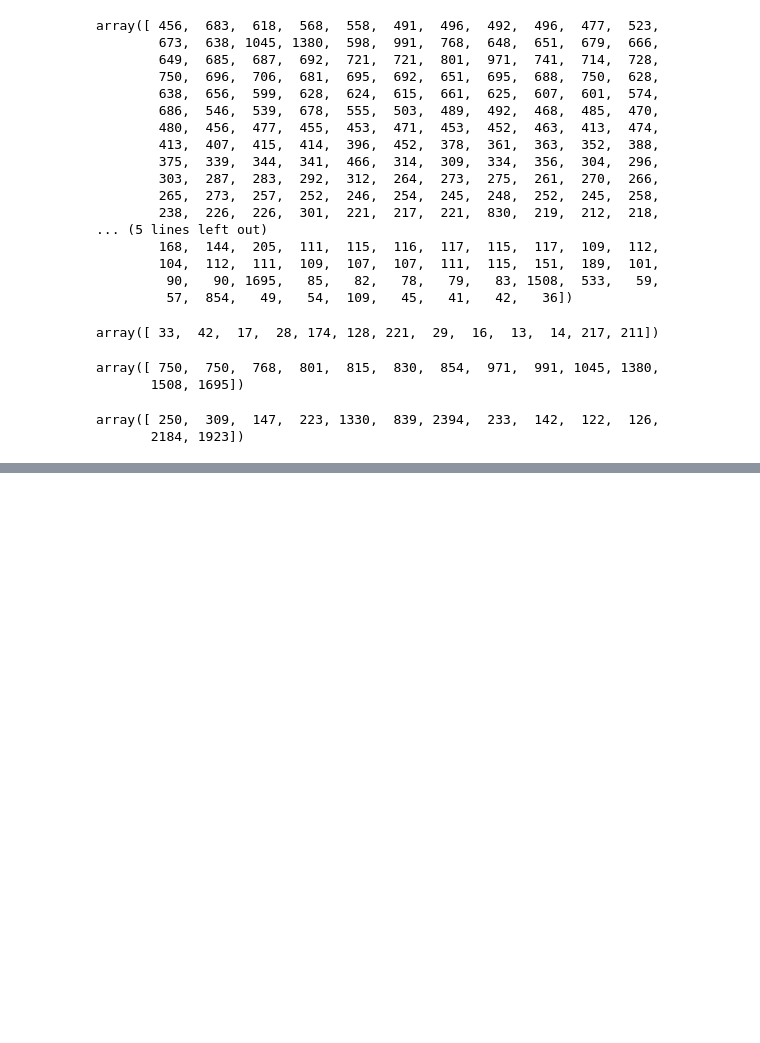
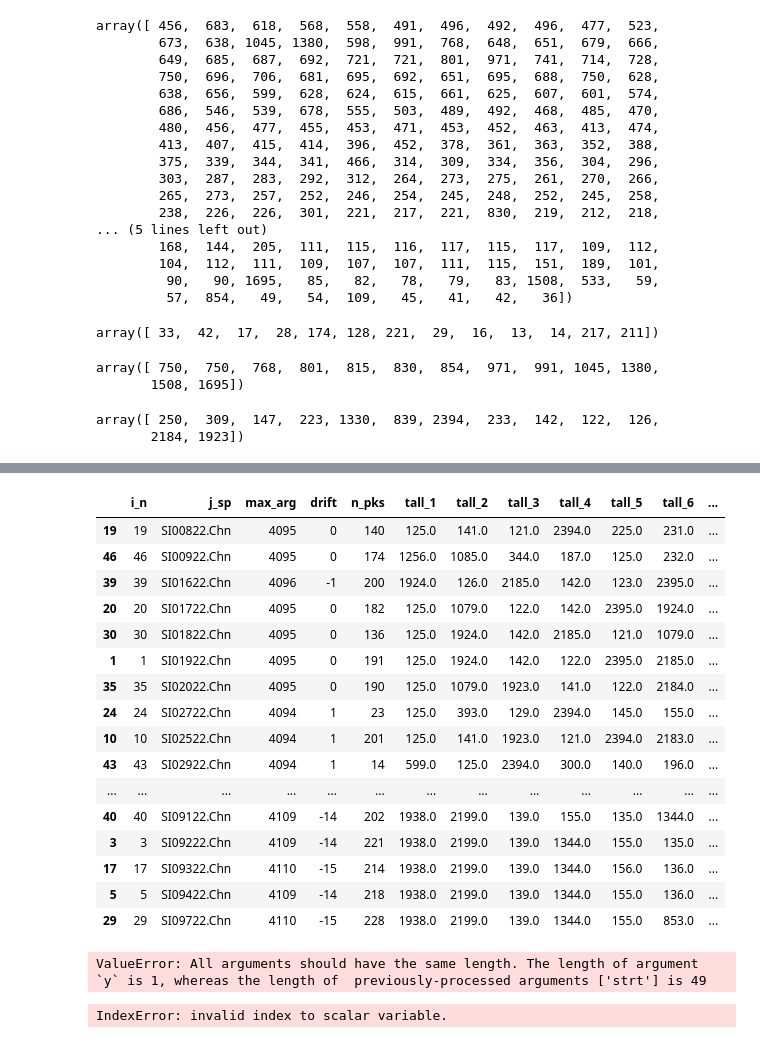
Before and after one commit to terrabela/OGRaySpY, a Jupyter notebook: src/Piscinas_2022_2023.ipynb, the cells around one changed output, grey strips where cells are left out. Saved outputs shown, nothing was run; the diff lists cells and outputs as text; code cells hidden in the pictures; blank space fills up the shorter version.

```diff
--- a/src/Piscinas_2022_2023.ipynb
+++ b/src/Piscinas_2022_2023.ipynb
@@ -94,0 +114,3 @@ a_spec = Spec(a_spec_name, reduced_f_name)
+# %%
+origin_ser = a_spec.origin_spec_ser_an
+ch_en_cal = a_spec.channel_energy_calib
@@ -95,5 +145,5 @@ a_spec = Spec(a_spec_name, reduced_f_name)
 # %%
-y0_s = np.array(a_spec.gross_spec_ser_an.y_s)
+y0_s = np.array(origin_ser.y_s)
 y0_s
 # %% [output]
 array([0, 0, 0, ..., 8, 2, 4])
@@ -232,23 +280,26 @@ t = time.time()
 # %%
 i_n = 0
-lista_mix = []
 for i_sp, j_sp in zip(fil_lst, reduc_nms):
     a_spec = Spec(i_sp, j_sp)
-    gross_ser = a_spec.gross_spec_ser_an
-    y_s = gross_ser.y_s
+    strt = a_spec.start_datetime
+    y_s = a_spec.origin_spec_ser_an.y_s
     # convo = sci.signal.correlate(y_s,y_s)
     # convo = sci.signal.convolve(counts, counts)
     # convo = sci.signal.fftconvolve(y_s, y_s)
     # convo = sci.signal.fftconvolve(y_s, np.roll(y_s,1500))
     # shifted_y_s = np.roll(y_s,1319)
-    convo = sci.signal.correlate(y_s[recorte], y0_s[recorte])
+    convo = sci.signal.correlate(y_s, y0_s)
     max_arg = np.argmax(abs(convo))
-    drift = y_s.size-max_arg-1-1796
+    drift = y_s.size-max_arg-1
     cts_tot = np.sum(y_s)
     pks, _ = sci.signal.find_peaks(y_s, prominence=promin)
     n_pks = pks.size
-    print(f'{i_n}: {j_sp}: {max_arg} ->  {drift}  n_pks: {n_pks}  Tot: {cts_tot}.')
-    lista_mix.append([i_n, j_sp, max_arg, drift, n_pks, cts_tot])
+    indir_sort = np.argsort(y_s[pks])[-13:]
+    tall_pks = pks[indir_sort]
+    # =  np.array(pks[indir_sort])
+    print(f'{i_n}: {j_sp}: {max_arg} ->  {drift}  n_pks: {n_pks}  Tot: {cts_tot}  Start {strt}.')
+    for rank, pk in enumerate(tall_pks):
+        lista_mix.append([i_n, j_sp, max_arg, drift, n_pks, pk, rank, cts_tot, strt])
     i_n += 1
     # af = sci.fft.fft(y_s)
     # bf = sci.fft.fft(shifted_y_s)
@@ -256,0 +346,5 @@ for i_sp, j_sp in zip(fil_lst, reduc_nms):
+# %%
+dataf_mix = pd.DataFrame(lista_mix,
+                         columns=['i_n', 'j_sp', 'max_arg', 'drift', 'n_pks', 'pk',
+                                  'rank', 'cts_tot', 'strt'])
+dataf_mix
@@ -262,0 +388,42 @@ drifts
+# %%
+spec_by_date = dataf_mix.sort_values(by='strt')
+spec_by_date
+# %% [output]
+|  | i_n | j_sp | max_arg | drift | n_pks | tall_1 | tall_2 | tall_3 | tall_4 | tall_5 | tall_6 | ... |
+| 19 | 19 | SI00822.Chn | 4095 | 0 | 140 | 125.0 | 141.0 | 121.0 | 2394.0 | 225.0 | 231.0 | ... |
+| 46 | 46 | SI00922.Chn | 4095 | 0 | 174 | 1256.0 | 1085.0 | 344.0 | 187.0 | 125.0 | 232.0 | ... |
+| 39 | 39 | SI01622.Chn | 4096 | -1 | 200 | 1924.0 | 126.0 | 2185.0 | 142.0 | 123.0 | 2395.0 | ... |
+| 20 | 20 | SI01722.Chn | 4095 | 0 | 182 | 125.0 | 1079.0 | 122.0 | 142.0 | 2395.0 | 1924.0 | ... |
+| 30 | 30 | SI01822.Chn | 4095 | 0 | 136 | 125.0 | 1924.0 | 142.0 | 2185.0 | 121.0 | 1079.0 | ... |
+| 1 | 1 | SI01922.Chn | 4095 | 0 | 191 | 125.0 | 1924.0 | 142.0 | 122.0 | 2395.0 | 2185.0 | ... |
+| 35 | 35 | SI02022.Chn | 4095 | 0 | 190 | 125.0 | 1079.0 | 1923.0 | 141.0 | 122.0 | 2184.0 | ... |
+| 24 | 24 | SI02722.Chn | 4094 | 1 | 23 | 125.0 | 393.0 | 129.0 | 2394.0 | 145.0 | 155.0 | ... |
+| 10 | 10 | SI02522.Chn | 4094 | 1 | 201 | 125.0 | 141.0 | 1923.0 | 121.0 | 2394.0 | 2183.0 | ... |
+| 43 | 43 | SI02922.Chn | 4094 | 1 | 14 | 599.0 | 125.0 | 2394.0 | 300.0 | 140.0 | 196.0 | ... |
+| ... | ... | ... | ... | ... | ... | ... | ... | ... | ... | ... | ... | ... |
+| 40 | 40 | SI09122.Chn | 4109 | -14 | 202 | 1938.0 | 2199.0 | 139.0 | 155.0 | 135.0 | 1344.0 | ... |
+| 3 | 3 | SI09222.Chn | 4109 | -14 | 221 | 1938.0 | 2199.0 | 139.0 | 1344.0 | 155.0 | 135.0 | ... |
+| 17 | 17 | SI09322.Chn | 4110 | -15 | 214 | 1938.0 | 2199.0 | 139.0 | 1344.0 | 156.0 | 136.0 | ... |
+| 5 | 5 | SI09422.Chn | 4109 | -14 | 218 | 1938.0 | 2199.0 | 139.0 | 1344.0 | 155.0 | 136.0 | ... |
+| 29 | 29 | SI09722.Chn | 4110 | -15 | 228 | 1938.0 | 2199.0 | 139.0 | 1344.0 | 155.0 | 853.0 | ... |
+# %%
+# df = px.data.gapminder().query("continent=='Oceania'")
+fig = px.line(spec_by_date, x="strt", y=(["tall_1, tall_2"]))
+# , color='country')
+fig.show()
+# %% [output]
+ValueError: All arguments should have the same length. The length of argument `y` is 1, whereas the length of  previously-processed arguments ['strt'] is 49
+# %%
+fir=lista_mix[5][:]
+sec=[i[5][-2] for i in lista_mix]
+thr=[i[5][-3] for i in lista_mix]
+fot=[i[5][-4] for i in lista_mix]
+fif=[i[5][-5] for i in lista_mix]
+fig3 = go.Figure(data=go.Scattergl(
+    x=[i[7] for i in lista_mix],
+    y=[fir, sec, thr, fot, fif],
+    mode='lines+markers'
+))
+fig3.write_html('fig3.html', auto_open=True)
+# %% [output]
+IndexError: invalid index to scalar variable.
```
Also changed, not shown: parts of 22 cells of this notebook, 1 other file.
